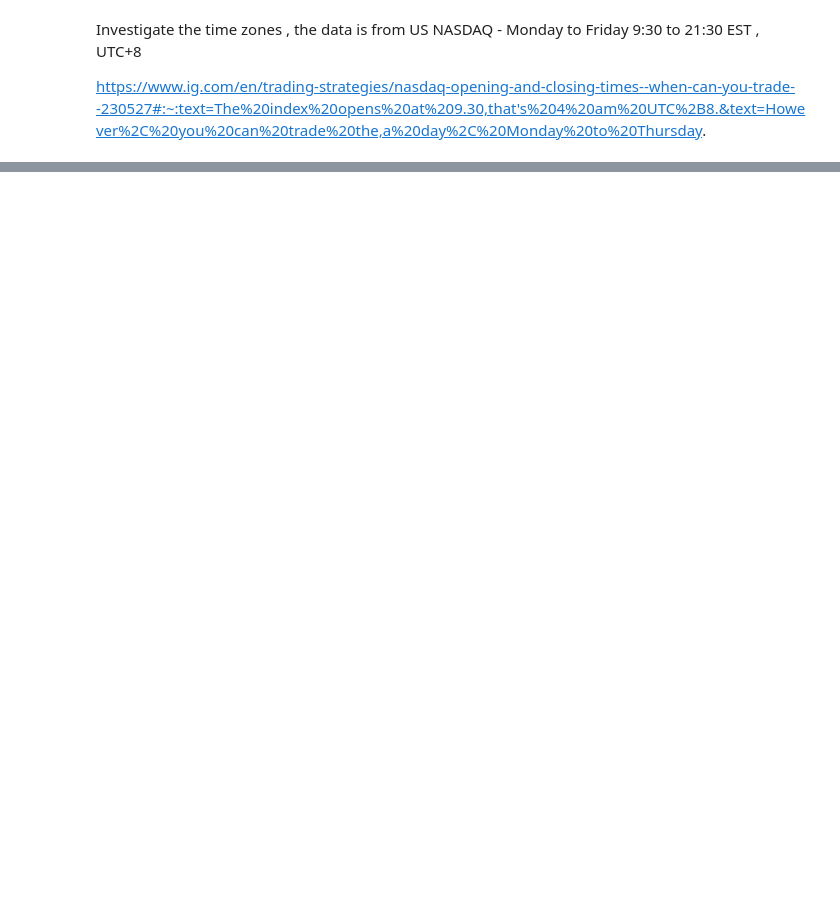
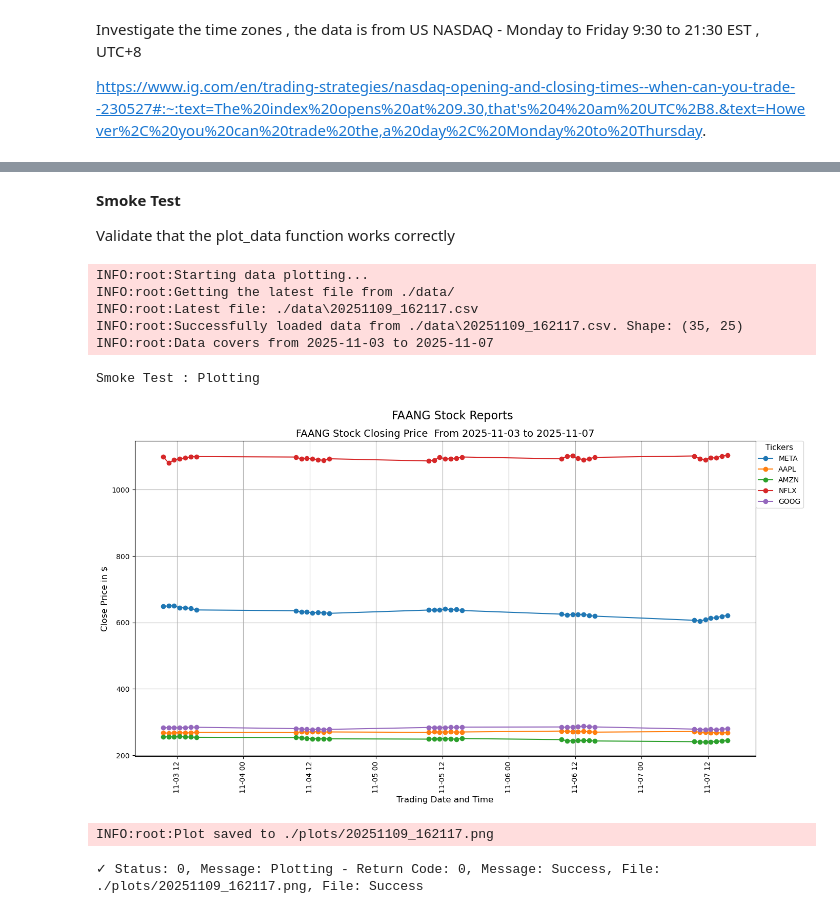
Before and after one commit to clydewatts1/PFDA_computer_architecture, a Jupyter notebook: problems.ipynb, the cells around one changed output, grey strips where cells are left out. Cells and saved outputs as stored; diff of their text form; code cells hidden in the pictures; blank space fills up the shorter version.

```diff
--- a/problems.ipynb
+++ b/problems.ipynb
@@ -765,0 +638,18 @@ IndexError: single positional indexer is out-of-bounds
+# %% [markdown]
+__Smoke Test__
+
+Validate that the plot_data function works correctly
+# %%
+print("Smoke Test : Plotting")
+return_code,return_message,filename = plot_data(show_plot=True)
+print_status(return_code, f"Plotting - Return Code: {return_code}, Message: {return_message}, File: {filename}", return_message)
+# %% [output]
+INFO:root:Starting data plotting...
+INFO:root:Getting the latest file from ./data/
+INFO:root:Latest file: ./data\20251109_162117.csv
+INFO:root:Successfully loaded data from ./data\20251109_162117.csv. Shape: (35, 25)
+INFO:root:Data covers from 2025-11-03 to 2025-11-07
+Smoke Test : Plotting
+[figure, added]
+INFO:root:Plot saved to ./plots/20251109_162117.png
+✓ Status: 0, Message: Plotting - Return Code: 0, Message: Success, File: ./plots/20251109_162117.png, File: Success
```
Also changed, not shown: parts of 28 cells of this notebook, 6 other files.
